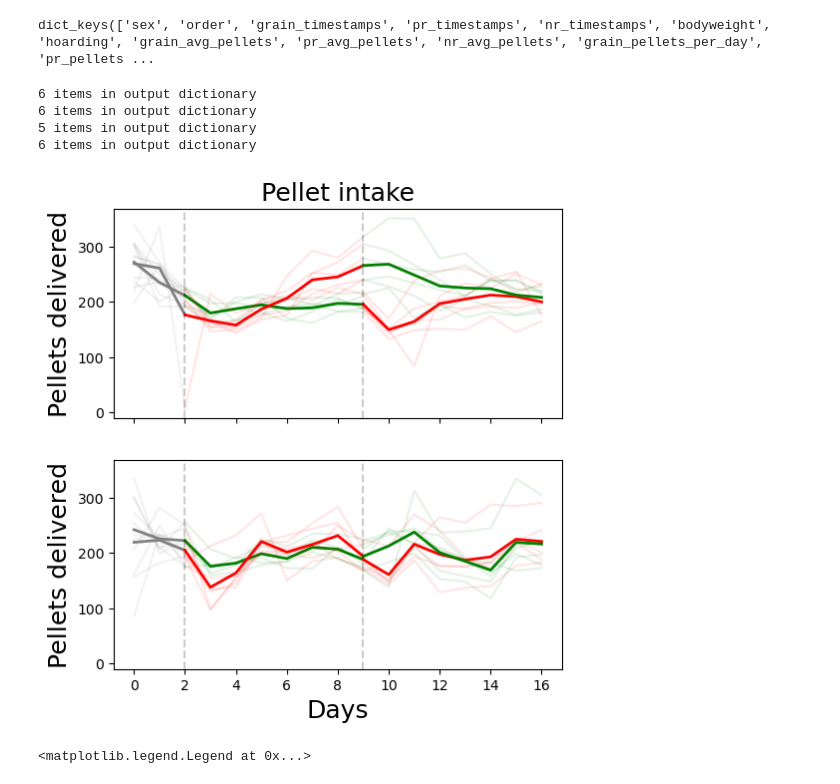
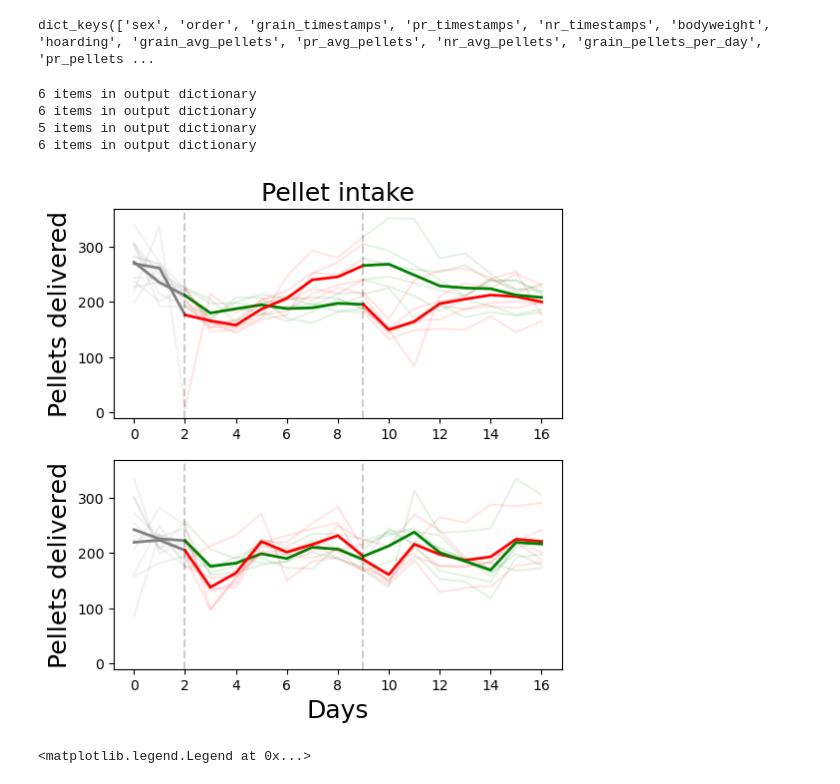
Before and after one commit to Htbibalan/FEDProtein, a Jupyter notebook: notebooks/POSTER FIGS.ipynb, the cells around one changed output. Saved outputs shown, nothing was run; the diff lists cells and outputs as text; code cells hidden in the pictures.

```diff
--- a/notebooks/POSTER FIGS.ipynb
+++ b/notebooks/POSTER FIGS.ipynb
@@ -67,35 +67,35 @@ def timeline_multicolor_fig(data, ax=[], ylabel="", colors=[], day_split=[2, 9],
     ax.spines["right"].set_visible(True)
 
 
     return ax
 
 nrpr_male_selector = {"order": 1, "sex": "M"}
 prnr_male_selector = {"order": 2, "sex": "M"}
 nrpr_female_selector = {"order": 1, "sex": "F"}
 prnr_female_selector = {"order": 2, "sex": "F"}
 
 nrpr_m = get_data_fields(mice, ["all_pellets_per_day"], nrpr_male_selector)
 prnr_m = get_data_fields(mice, ["all_pellets_per_day"], prnr_male_selector)
 nrpr_f = get_data_fields(mice, ["all_pellets_per_day"], nrpr_female_selector)
 prnr_f = get_data_fields(mice, ["all_pellets_per_day"], prnr_female_selector)
 
-f, ax = plt.subplots(nrows=2, sharex=True, figsize=(6,6), gridspec_kw= {"left": 0.15})
+f, ax = plt.subplots(nrows=2, sharex=False, figsize=(6,6), gridspec_kw= {"left": 0.15})
 
 timeline_multicolor_fig([nrpr_m, prnr_m], colors=["green", "red"], ylabel="Pellets delivered", ax=ax[0])
 timeline_multicolor_fig([nrpr_f, prnr_f], colors=["green", "red"], ylabel="Pellets delivered", ax=ax[1])
 
 ax[1].set_xlabel("Days", fontsize = 18)
 ax[0].set_title("Pellet intake", fontsize = 18)
 ax[1].set_ylim(ax[0].get_ylim())
 
 figfolder = "C://Users//hta031//OneDrive - UiT Office 365//Documents//People//Hamid//Presentations//"
 #f.savefig(figfolder + "timeline pellets delievered+.pdf")
 # %% [output]
 6 items in output dictionary
 6 items in output dictionary
 5 items in output dictionary
 6 items in output dictionary
-[figure, old version]
+[figure, new version]
 # %%
 ax[0].plot(prnr_m[0],c="r", label="NR")
 ax[0].legend(loc ="upper left")
```
Also changed, not shown: parts of 1 cell of this notebook, 7 other files.
